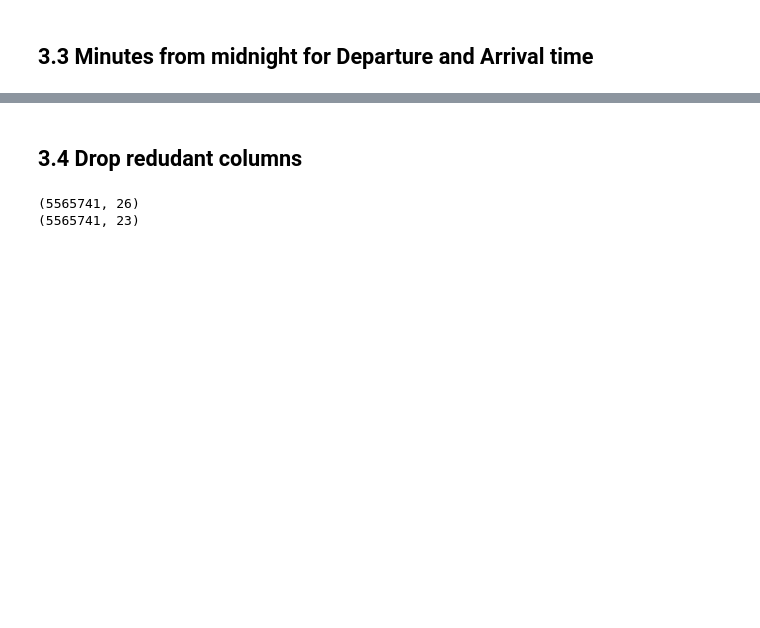
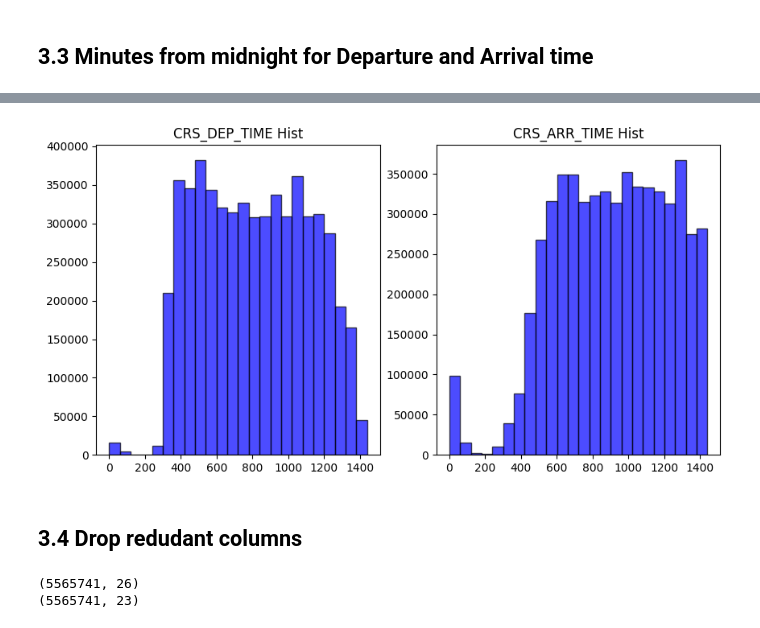
Before and after one commit to rvloenhout/DSS_Master_Thesis, a Jupyter notebook: _1. Data Preprocessing/2. Data cleaning, Preprocessing and EDA.ipynb, the cells around one changed output, grey strips where cells are left out. Drawn from its saved outputs; the diff is of its cells as text; code cells hidden in the pictures; blank space fills up the shorter version.

```diff
--- a/_1. Data Preprocessing/2. Data cleaning, Preprocessing and EDA.ipynb
+++ b/_1. Data Preprocessing/2. Data cleaning, Preprocessing and EDA.ipynb
@@ -521,3 +558,14 @@ print(ontime_reporting_export.shape)
+# %%
+fig, axs = plt.subplots(1, 2, figsize=(10, 5))  # 1 rows, 2 columns
+axs = axs.flatten()
+
+columns = ontime_reporting_export.loc[:,["CRS_DEP_TIME","CRS_ARR_TIME"]]
+
+for i, col in enumerate(columns):
+    axs[i].hist(ontime_reporting_export[col], bins=24, color='blue', alpha=0.7, ec='black')
+    axs[i].set_title(col + ' Hist')
+# %% [output]
+[figure, added]
 # %% [markdown]
 ## 3.4 Drop redudant columns
 # %%
```
Also changed, not shown: parts of 8 cells of this notebook.
